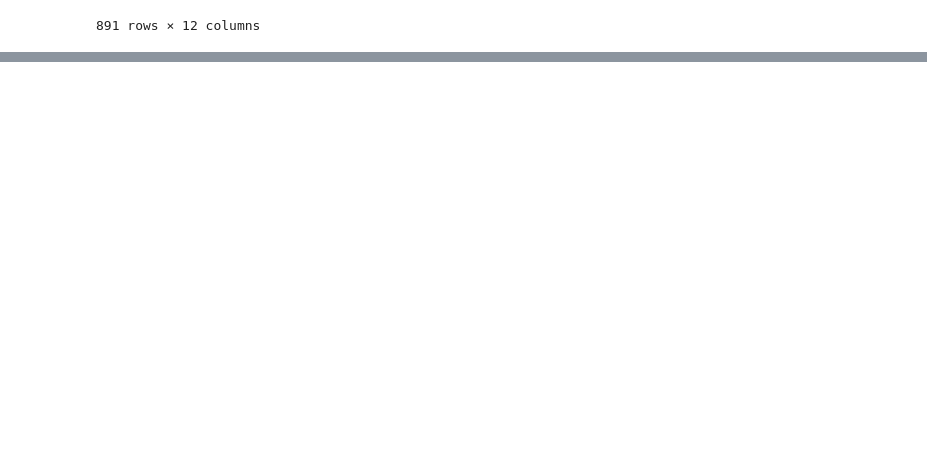
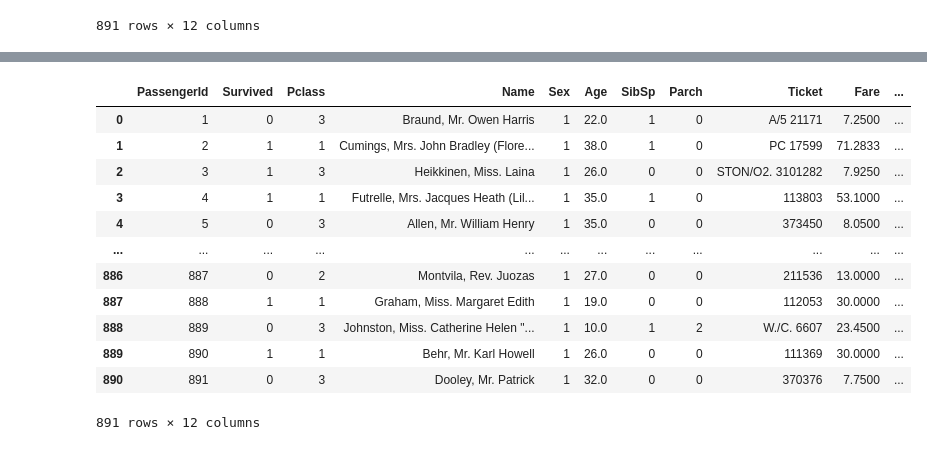
Before and after one commit to HerbertMariano/kaggle-dojo, a Jupyter notebook: titanic.ipynb, the cells around one changed output, grey strips where cells are left out. Drawn from its saved outputs; the diff is of its cells as text; code cells hidden in the pictures; blank space fills up the shorter version.

```diff
--- a/titanic.ipynb
+++ b/titanic.ipynb
@@ -95,0 +42,30 @@ plt.show()
+# %%
+from cmath import nan
+
+
+def transforme_sex(x):
+    if x == "Male":
+        return 0
+    else:
+        return 1
+
+train["Age"] = train["Age"].fillna(value=10)
+train['Sex'] = train["Sex"].apply(transforme_sex)
+train['Embarked'] = train['Embarked'].replace({'S':0, 'C':1, 'Q':2, nan:3})
+train['Cabin'] = train['Cabin'].apply(lambda x:x[0] if type(x) == str else nan)
+train['Cabin'] = train['Cabin'].replace({'A':0, 'B':1, 'C':2, 'D':3, 'E':4, 'F':5, 'G':6, 'T':7, nan:8})
+train
+# %% [output]
+|  | PassengerId | Survived | Pclass | Name | Sex | Age | SibSp | Parch | Ticket | Fare | ... |
+| 0 | 1 | 0 | 3 | Braund, Mr. Owen Harris | 1 | 22.0 | 1 | 0 | A/5 21171 | 7.2500 | ... |
+| 1 | 2 | 1 | 1 | Cumings, Mrs. John Bradley (Flore... | 1 | 38.0 | 1 | 0 | PC 17599 | 71.2833 | ... |
+| 2 | 3 | 1 | 3 | Heikkinen, Miss. Laina | 1 | 26.0 | 0 | 0 | STON/O2. 3101282 | 7.9250 | ... |
+| 3 | 4 | 1 | 1 | Futrelle, Mrs. Jacques Heath (Lil... | 1 | 35.0 | 1 | 0 | 113803 | 53.1000 | ... |
+| 4 | 5 | 0 | 3 | Allen, Mr. William Henry | 1 | 35.0 | 0 | 0 | 373450 | 8.0500 | ... |
+| ... | ... | ... | ... | ... | ... | ... | ... | ... | ... | ... | ... |
+| 886 | 887 | 0 | 2 | Montvila, Rev. Juozas | 1 | 27.0 | 0 | 0 | 211536 | 13.0000 | ... |
+| 887 | 888 | 1 | 1 | Graham, Miss. Margaret Edith | 1 | 19.0 | 0 | 0 | 112053 | 30.0000 | ... |
+| 888 | 889 | 0 | 3 | Johnston, Miss. Catherine Helen "... | 1 | 10.0 | 1 | 2 | W./C. 6607 | 23.4500 | ... |
+| 889 | 890 | 1 | 1 | Behr, Mr. Karl Howell | 1 | 26.0 | 0 | 0 | 111369 | 30.0000 | ... |
+| 890 | 891 | 0 | 3 | Dooley, Mr. Patrick | 1 | 32.0 | 0 | 0 | 370376 | 7.7500 | ... |
+891 rows × 12 columns
```
Also changed, not shown: parts of 28 cells of this notebook, 3 other files.
